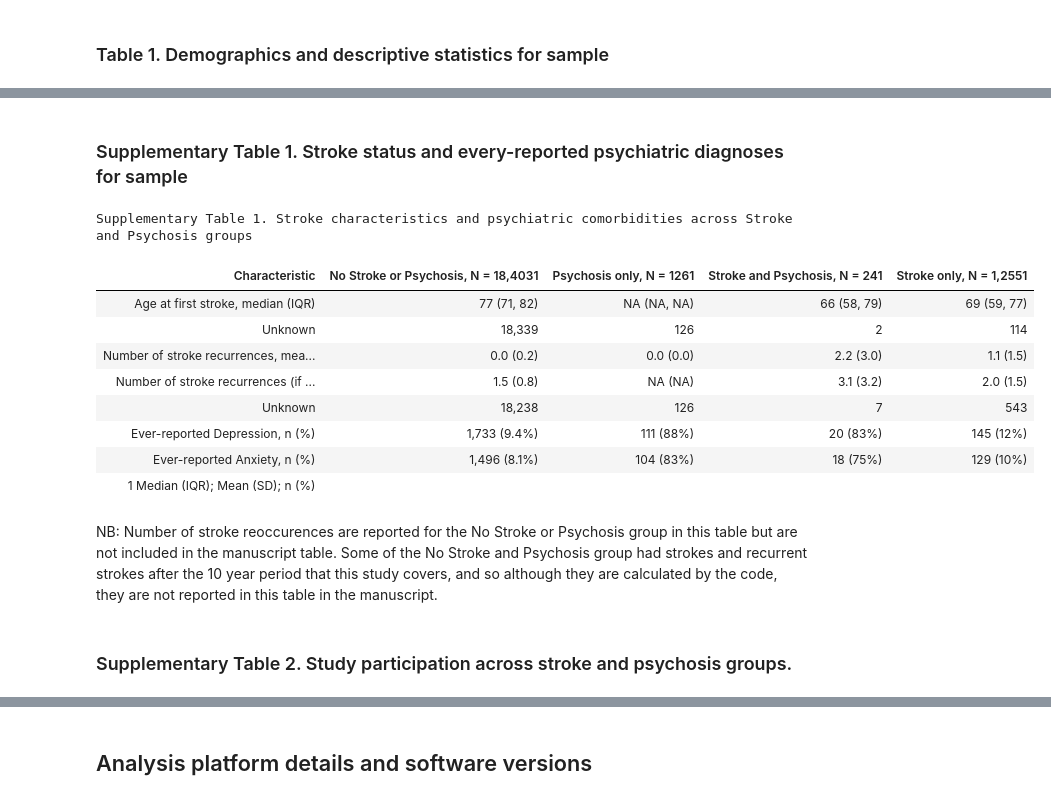
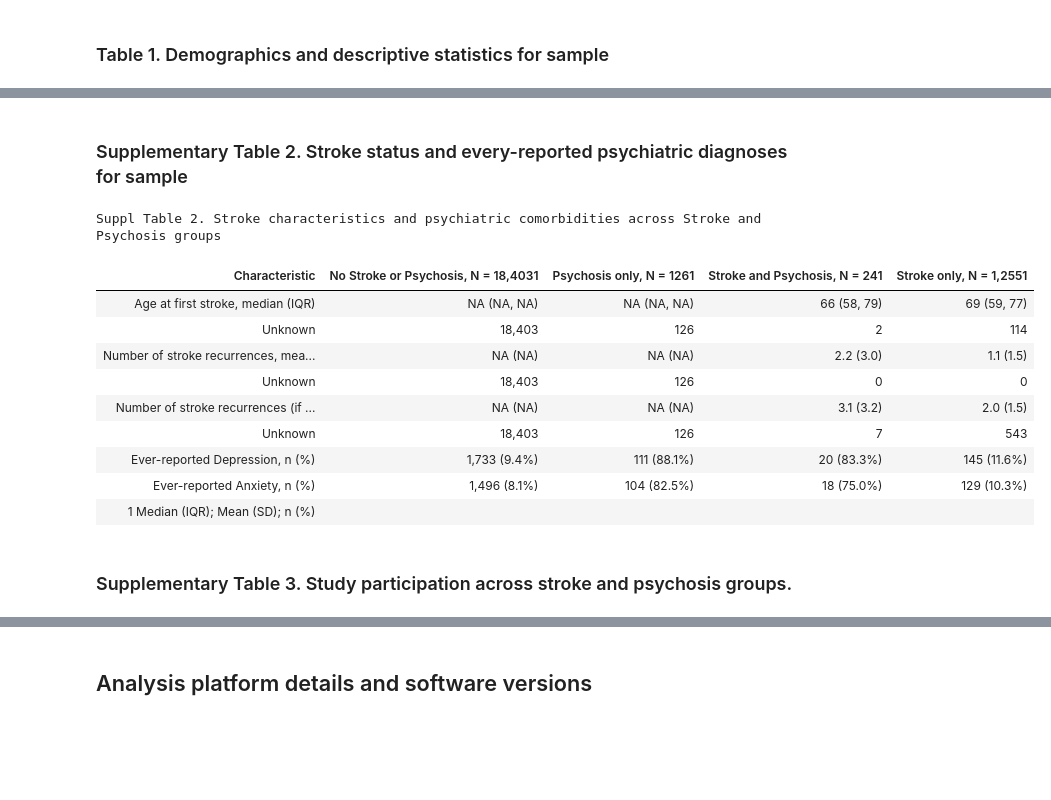
Before and after one commit to vaughanbell/longitudinal-stroke-psychosis-ELSA, a Jupyter notebook: Richards-Belle_et_al_Descriptives_Tables.ipynb, the cells around one changed output, grey strips where cells are left out. Saved outputs shown, nothing was run; the diff lists cells and outputs as text; code cells hidden in the pictures; blank space fills up the shorter version.

```diff
--- a/Richards-Belle_et_al_Descriptives_Tables.ipynb
+++ b/Richards-Belle_et_al_Descriptives_Tables.ipynb
@@ -31,15 +31,23 @@ strokeinpsychosis_surv_filename = paste(transformed_data_dir, "strokeinpsychosis
 load(file = strokeinpsychosis_surv_filename)
 # %%
 # Create variable defining stroke/psychosis categories for tables
-strokeinpsychosis_surv <- strokeinpsychosis_surv %>%
+descriptives <- strokeinpsychosis_surv %>%
   mutate(categories = case_when(strokeever_10 == 1 & psychosisever_10 == 0 ~ "Stroke only", # had stroke within 10 years, but no psychosis
                                 strokeever_10 == 0 & psychosisever_10 == 1 ~ "Psychosis only", # had psychosis within 10 years, but no stroke
                                 strokeever_10 == 1 & psychosisever_10 == 1 ~ "Stroke and Psychosis", # had stroke and psychosis within 10 years
                                 strokeever_10 == 0 & psychosisever_10 == 0 ~ "No Stroke or Psychosis", # had no stroke or psychosis within 10 years (but may have had them after 10 years)
                                 TRUE ~ "Error"))
 
-# Merge with waves12345 which has the other required variables
-strokeinpsychosis_surv <- merge(strokeinpsychosis_surv, waves12345, by="idauniq", all = TRUE)
+# Pull required variables into one data frame
+descriptives <- descriptives %>%
+  left_join(waves12345 %>%
+              select(idauniq, minstrokeage, ntotalstrokes, ntotalstrokesnozero,
+                     depressionever, anxietyever, totalwaves, allwavesparticipated,
+                     diedbeforeendfup),
+            by = "idauniq")
+
+# Change 'unknown' ethnicities to NA
+descriptives$ethnicgroup[descriptives$ethnicgroup == "Unknown"] <- NA
 # %% [markdown]
 ### Table 1. Demographics and descriptive statistics for sample
 # %%
@@ -86,46 +145,51 @@ Table 1. Demographics and descriptive statistics for sample
 # %% [markdown]
-### Supplementary Table 1. Stroke status and every-reported psychiatric diagnoses for sample
+### Supplementary Table 2. Stroke status and every-reported psychiatric diagnoses for sample
 # %%
-suppl_table_1 <- strokeinpsychosis_surv %>%
+# Note some people in the 'no stroke/psychosis group' have stroke data as they had strokes after 10 years. These are recoded below, as this analysis is censored at 10 years.
+descriptives$minstrokeage[descriptives$categories == "No Stroke or Psychosis" | descriptives$categories == "Psychosis only"] <- NA
+descriptives$ntotalstrokes[descriptives$categories == "No Stroke or Psychosis" | descriptives$categories == "Psychosis only"] <- NA
+descriptives$ntotalstrokesnozero[descriptives$categories == "No Stroke or Psychosis" | descriptives$categories == "Psychosis only"] <- NA
+
+suppl_table_2 <- descriptives %>%
   select(categories, minstrokeage, ntotalstrokes, ntotalstrokesnozero, depressionever, anxietyever) %>%
   tbl_summary(
     by = categories,
     type = list(depressionever ~ "dichotomous",
                 anxietyever ~ "dichotomous",
                 ntotalstrokesnozero ~ "continuous"),
     statistic = list(ntotalstrokes ~ "{mean} ({sd})",
                      ntotalstrokesnozero ~ "{mean} ({sd})"),
     digits = list(ntotalstrokes ~ 1,
-                  ntotalstrokesnozero ~ 1),
+                  ntotalstrokesnozero ~ 1,
+                  all_categorical() ~ c(0, 1)),
     sort = everything() ~ "alphanumeric",
     label = list(
                  minstrokeage = "Age at first stroke, median (IQR)",
                  ntotalstrokes = "Number of stroke recurrences, mean (SD)",
                  ntotalstrokesnozero = "Number of stroke recurrences (if >0), mean (SD)",
                  depressionever = "Ever-reported Depression, n (%)",
                  anxietyever = "Ever-reported Anxiety, n (%)"),
   ) %>%
   bold_labels() %>%
   italicize_levels() %>%
-  modify_caption("**Supplementary Table 1. Stroke characteristics and psychiatric comorbidities across Stroke and Psychosis groups**") #%>%
+  modify_caption("**Suppl Table 2. Stroke characteristics and psychiatric comorbidities across Stroke and Psychosis groups**")
 
 # This save the output of the gtsummary generated table as a html file and reloads it to display on the notebook
-suppl_table_1_filename = paste(output_dir, "RB_et_al_suppl_table_1.html", sep="")
-gt::gtsave(as_gt(suppl_table_1), file = suppl_table_1_filename)
-display_html(file = suppl_table_1_filename)
+suppl_table_2_filename = paste(output_dir, "RB_et_al_suppl_table_2.html", sep="")
+gt::gtsave(as_gt(suppl_table_2), file = suppl_table_2_filename)
+display_html(file = suppl_table_2_filename)
 # %% [output]
-Supplementary Table 1. Stroke characteristics and psychiatric comorbidities across Stroke and Psychosis groups
+Suppl Table 2. Stroke characteristics and psychiatric comorbidities across Stroke and Psychosis groups
 | Characteristic | No Stroke or Psychosis, N = 18,4031 | Psychosis only, N = 1261 | Stroke and Psychosis, N = 241 | Stroke only, N = 1,2551 |
-| Age at first stroke, median (IQR) | 77 (71, 82) | NA (NA, NA) | 66 (58, 79) | 69 (59, 77) |
-| Unknown | 18,339 | 126 | 2 | 114 |
-| Number of stroke recurrences, mea... | 0.0 (0.2) | 0.0 (0.0) | 2.2 (3.0) | 1.1 (1.5) |
-| Number of stroke recurrences (if ... | 1.5 (0.8) | NA (NA) | 3.1 (3.2) | 2.0 (1.5) |
-| Unknown | 18,238 | 126 | 7 | 543 |
-| Ever-reported Depression, n (%) | 1,733 (9.4%) | 111 (88%) | 20 (83%) | 145 (12%) |
-| Ever-reported Anxiety, n (%) | 1,496 (8.1%) | 104 (83%) | 18 (75%) | 129 (10%) |
+| Age at first stroke, median (IQR) | NA (NA, NA) | NA (NA, NA) | 66 (58, 79) | 69 (59, 77) |
+| Unknown | 18,403 | 126 | 2 | 114 |
+| Number of stroke recurrences, mea... | NA (NA) | NA (NA) | 2.2 (3.0) | 1.1 (1.5) |
+| Unknown | 18,403 | 126 | 0 | 0 |
+| Number of stroke recurrences (if ... | NA (NA) | NA (NA) | 3.1 (3.2) | 2.0 (1.5) |
+| Unknown | 18,403 | 126 | 7 | 543 |
+| Ever-reported Depression, n (%) | 1,733 (9.4%) | 111 (88.1%) | 20 (83.3%) | 145 (11.6%) |
+| Ever-reported Anxiety, n (%) | 1,496 (8.1%) | 104 (82.5%) | 18 (75.0%) | 129 (10.3%) |
 | 1 Median (IQR); Mean (SD); n (%) |  |  |  |  |
-# %% [markdown]
-NB: Number of stroke reoccurences are reported for the No Stroke or Psychosis group in this table but are not included in the manuscript table. Some of the No Stroke and Psychosis group had strokes and recurrent strokes after the 10 year period that this study covers, and so although they are calculated by the code, they are not reported in this table in the manuscript.
 # %% [markdown]
-### Supplementary Table 2. Study participation across stroke and psychosis groups.
+### Supplementary Table 3. Study participation across stroke and psychosis groups.
 # %%
```
Also changed, not shown: parts of 8 cells of this notebook, 3 other files.
